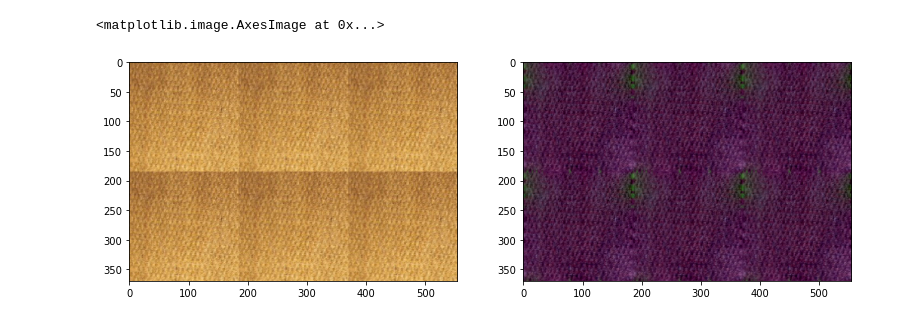
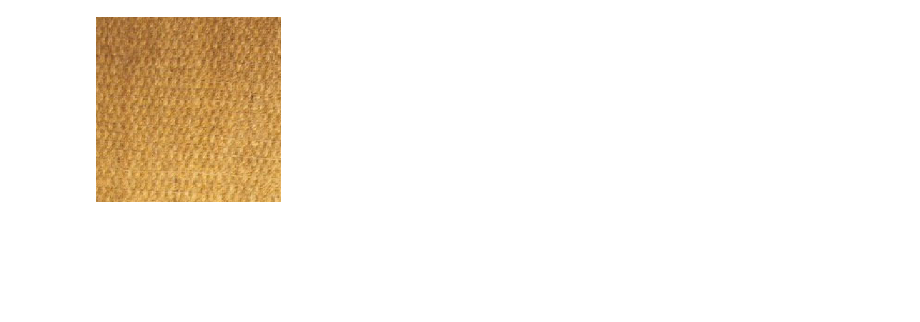
Before and after one commit to leonardopesce/Computer_Vision_CIE6004_CUHKsz, a Jupyter notebook: seamless_tiling.ipynb, the cells around one changed output. Saved outputs shown, nothing was run; the diff lists cells and outputs as text; code cells hidden in the pictures; blank space fills up the shorter version.

```diff
--- a/seamless_tiling.ipynb
+++ b/seamless_tiling.ipynb
@@ -99,15 +6,6 @@ single_image(tmp)
-# %%
-edited = cv2.imread("illumination_test.png")
-source = cv2.imread(folder_path + "tiling.png")
-
-oldtile = np.tile(source, (2, 3, 1))
-newtile = np.tile(edited, (2, 3, 1))
-
-fig = plt.figure(figsize=(20, 10))
-plt.subplot(131)
-plt.imshow(convert_image_color(oldtile))
-plt.subplot(132)
-plt.imshow(newtile)
-# %% [output]
-<matplotlib.image.AxesImage at 0x...>
-[figure, removed]
+# %%
+folder_path = "img/"
+
+source = utils.open_and_print_image(folder_path + "tiling")
+# %% [output]
+[figure, added]
```
Also changed, not shown: parts of 10 cells of this notebook, 28 other files.
